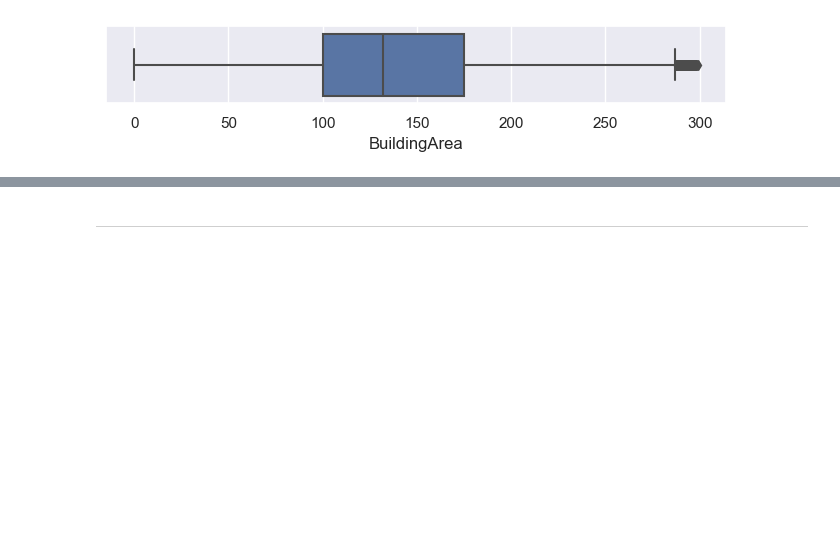
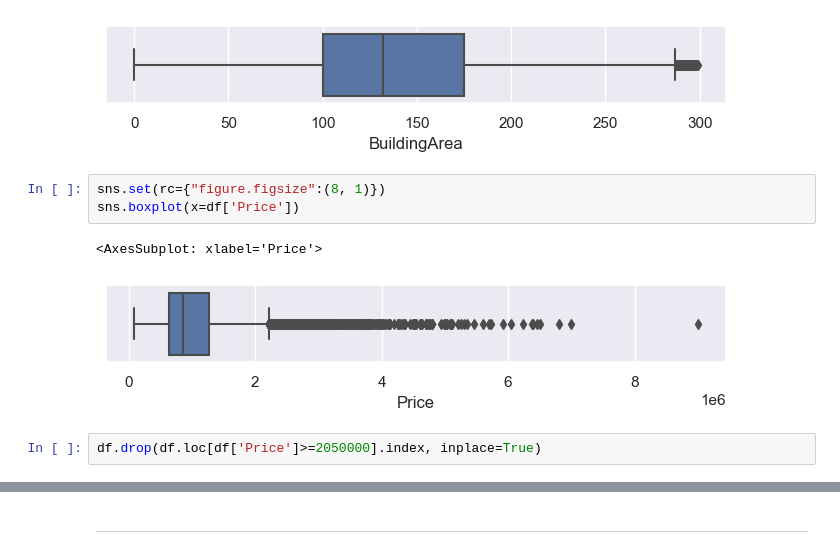
Before and after one commit to Riguini/Melbourne-Housing-Snapshot, a Jupyter notebook: Notebooks/Melbourne_Housing_Dataset.ipynb, the cells around one changed output, grey strips where cells are left out. Drawn from its saved outputs; the diff is of its cells as text; blank space fills up the shorter version.

```diff
--- a/Notebooks/Melbourne_Housing_Dataset.ipynb
+++ b/Notebooks/Melbourne_Housing_Dataset.ipynb
@@ -176,3 +175,11 @@ sns.boxplot(x=df['BuildingArea'])
 # %% [output]
 <AxesSubplot: xlabel='BuildingArea'>
 [figure]
+# %%
+sns.set(rc={"figure.figsize":(8, 1)})
+sns.boxplot(x=df['Price'])
+# %% [output]
+<AxesSubplot: xlabel='Price'>
+[figure, added]
+# %%
+df.drop(df.loc[df['Price']>=2050000].index, inplace=True)
```
Also changed, not shown: parts of 23 cells of this notebook.
